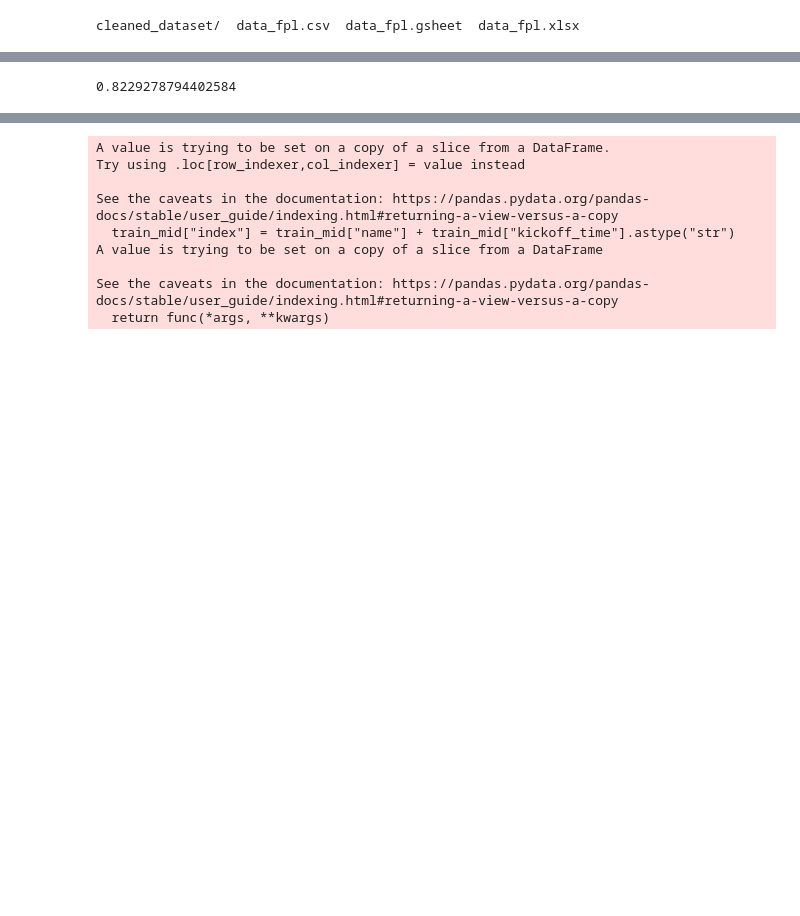
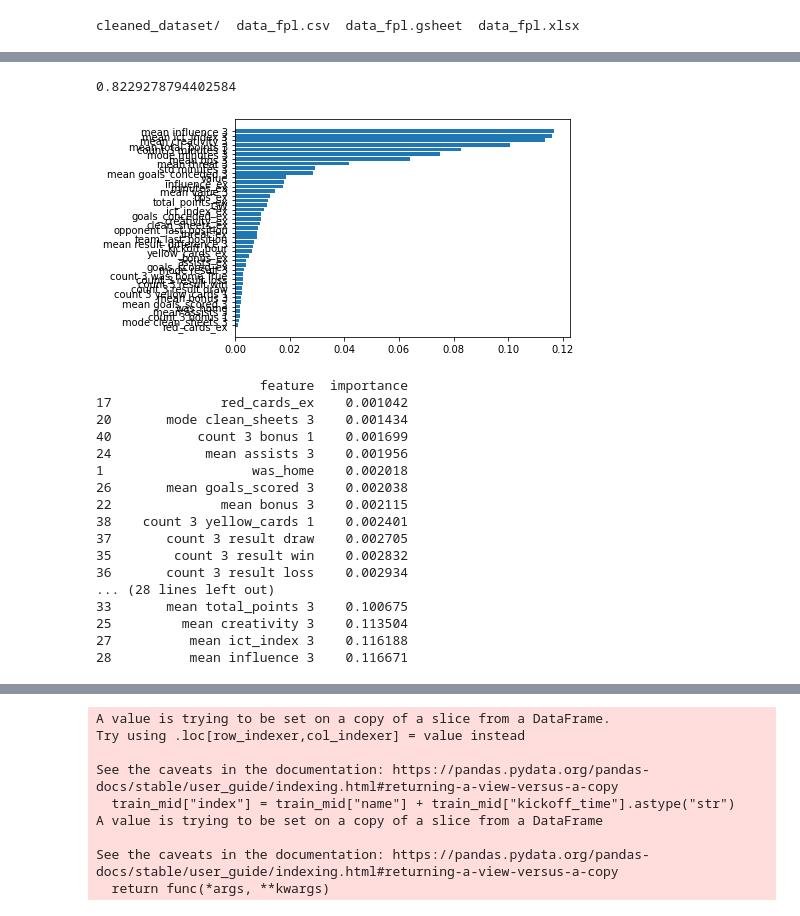
Before and after one commit to mpily/FPL_AI_PROJECT, a Jupyter notebook: UsingCleanedDataset.ipynb, the cells around one changed output, grey strips where cells are left out. Cells and saved outputs as stored; diff of their text form; code cells hidden in the pictures; blank space fills up the shorter version.

```diff
--- a/UsingCleanedDataset.ipynb
+++ b/UsingCleanedDataset.ipynb
@@ -57,3 +57,27 @@ x, val, y, y_val = train_test_split(
 
 y = target["minutes"].loc[y.index]
 y_val = target["minutes"].loc[y_val.index]
+# %%
+import math
+def get_means(array):
+  elements_sum = sum(array)
+  return elements_sum/len(array)
+
+def std_dev(array, mean):
+  var  = 0
+  for element in array:
+    var += ((element - mean) ** 2)
+  var /= len(array)
+  std = math.sqrt(var)
+  return std
+
+def get_z_value(x,means,std_devs):
+  z = np.array([(x[i] - means[i])/std_devs[i] for i in range(len(x))])
+  return z
+# %%
+x_means  = [get_means(x[:,i]) for i in range(len(x[0]))]
+x_stdevs = [std_dev(x[:,i],x_means[i]) for i in range(len(x[0]))]
+print(x.shape)
+for i in range(len(x)):
+  x[i] = get_z_value(x[i],x_means,x_stdevs)
+print(x.shape)
@@ -82,4 +291,35 @@ ImportError: ignored
-# %%
-print(random_forest.score(val,y_val))
-# %% [output]
-0.8229278794402584
+# %%
+print(np.sum(random_forest.predict(val)==y_val)/len(val))
+# Get feature importance
+feature_importances = random_forest["model"].feature_importances_
+df_importances = pd.DataFrame()
+df_importances['feature'] = train_mid.drop(leak_columns, axis=1).keys()
+df_importances['importance'] = feature_importances
+df_importances.sort_values(by='importance', inplace=True)
+
+plt.barh(range(df_importances.shape[0]), df_importances.importance)
+plt.yticks(range(df_importances.shape[0]), df_importances.feature)
+
+plt.show()
+print(df_importances)
+#The most important feature:
+# %% [output]
+0.8229278794402584
+[figure, added]
+                     feature  importance
+17              red_cards_ex    0.001042
+20       mode clean_sheets 3    0.001434
+40           count 3 bonus 1    0.001699
+24            mean assists 3    0.001956
+1                   was_home    0.002018
+26       mean goals_scored 3    0.002038
+22              mean bonus 3    0.002115
+38    count 3 yellow_cards 1    0.002401
+37       count 3 result draw    0.002705
+35        count 3 result win    0.002832
+36       count 3 result loss    0.002934
+... (28 lines left out)
+33       mean total_points 3    0.100675
+25         mean creativity 3    0.113504
+27          mean ict_index 3    0.116188
+28          mean influence 3    0.116671
```
Also changed, not shown: parts of 21 cells of this notebook.
